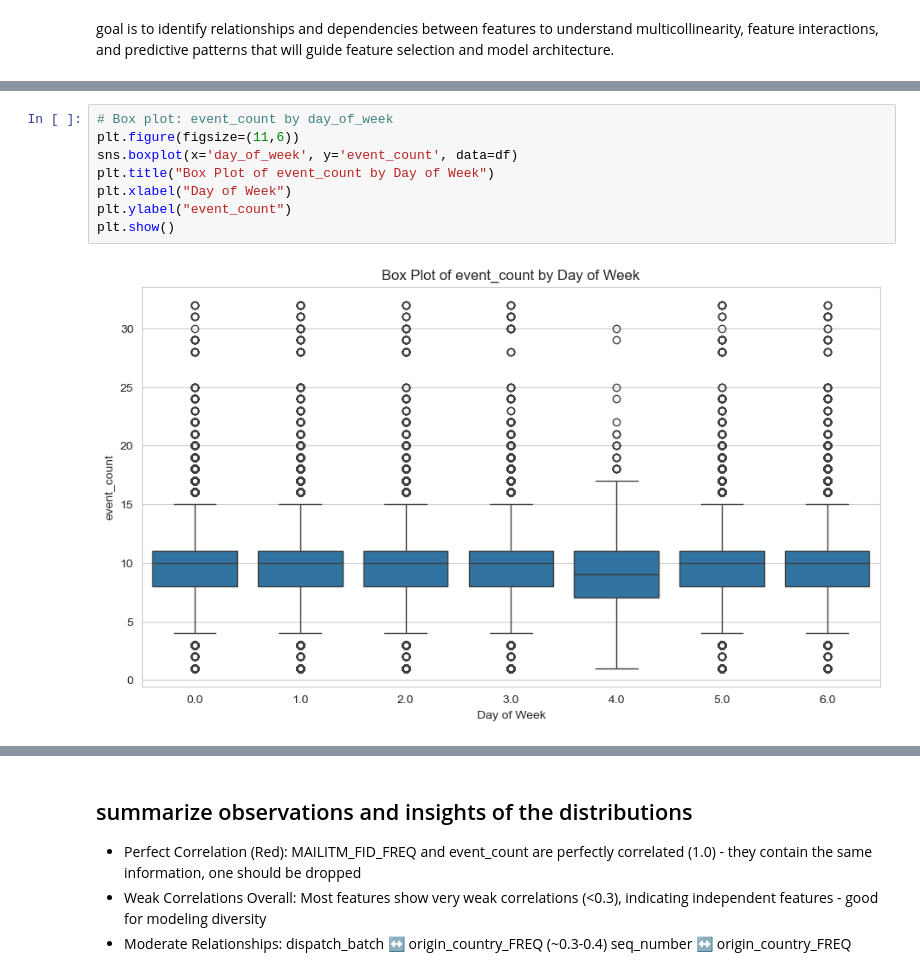
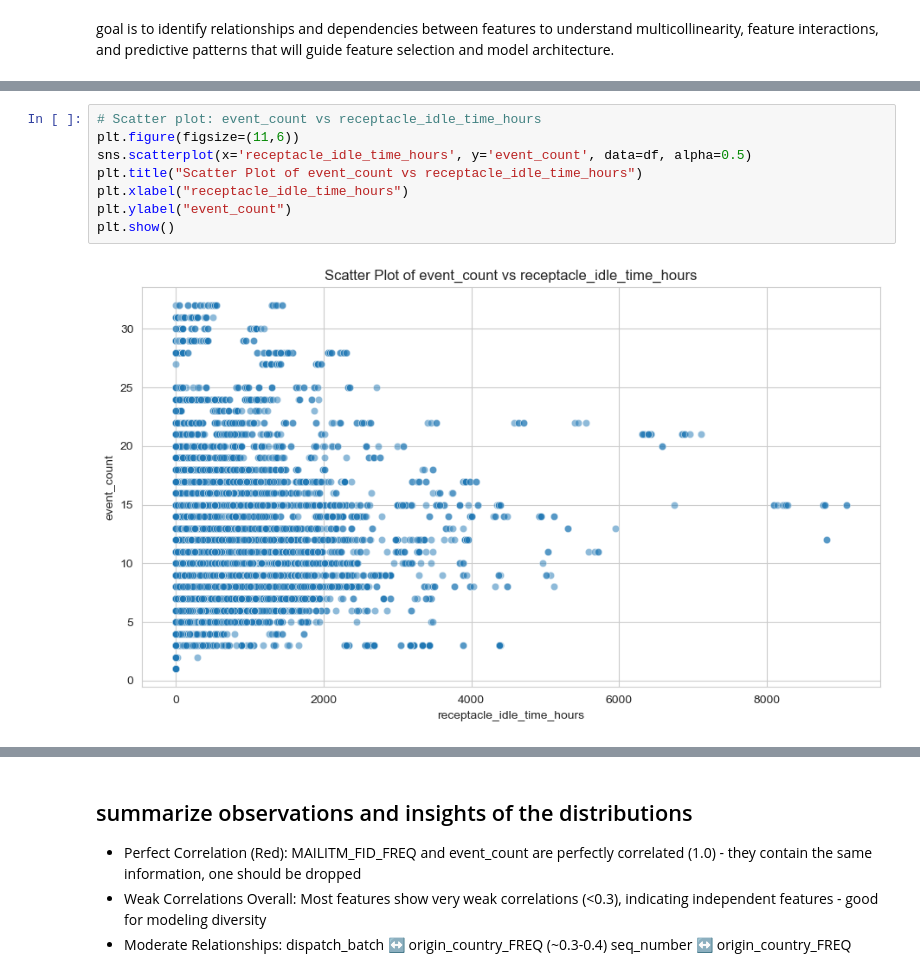
Before and after one commit to Ahmed-bjr/DataMiningProject, a Jupyter notebook: data_pre-processing.ipynb, the cells around one changed output, grey strips where cells are left out. Cells and saved outputs as stored; diff of their text form.

```diff
--- a/data_pre-processing.ipynb
+++ b/data_pre-processing.ipynb
@@ -1843,10 +1798,10 @@ plt.show()
 # %%
-# Box plot: event_count by day_of_week
+# Scatter plot: event_count vs receptacle_idle_time_hours
 plt.figure(figsize=(11,6))
-sns.boxplot(x='day_of_week', y='event_count', data=df)
-plt.title("Box Plot of event_count by Day of Week")
-plt.xlabel("Day of Week")
+sns.scatterplot(x='receptacle_idle_time_hours', y='event_count', data=df, alpha=0.5)
+plt.title("Scatter Plot of event_count vs receptacle_idle_time_hours")
+plt.xlabel("receptacle_idle_time_hours")
 plt.ylabel("event_count")
 plt.show()
 # %% [output]
-[figure, old version]
+[figure, new version]
```
Also changed, not shown: parts of 56 cells of this notebook.
